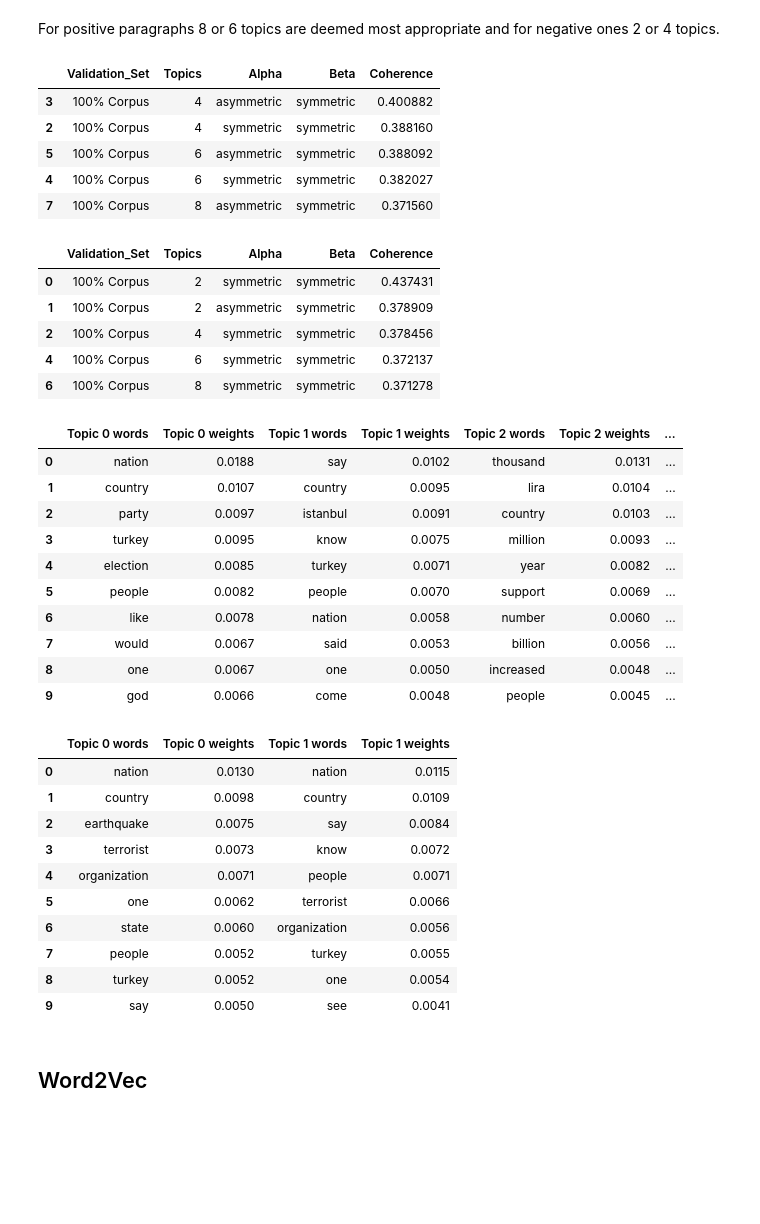
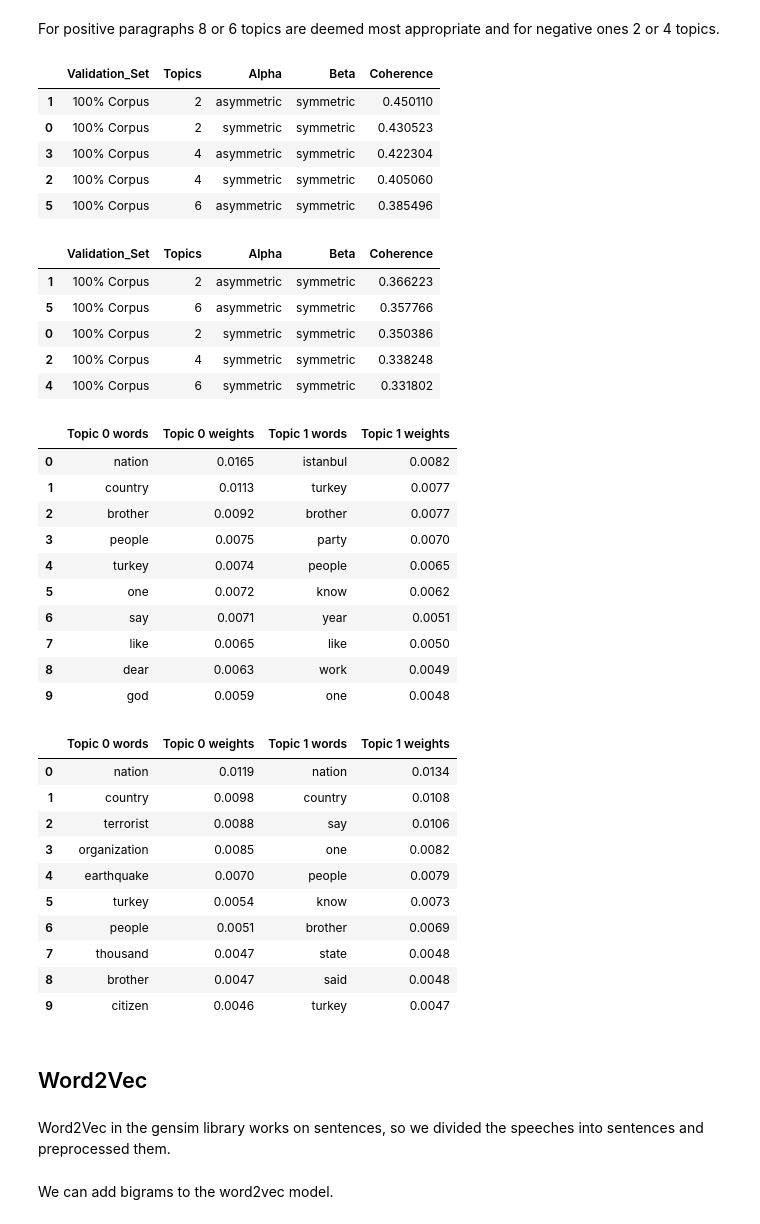
Before and after one commit to mrcljns/Text-Mining-Projects, a Jupyter notebook: Speeches_project/erdogan_speeches_notebook.ipynb, the cells around one changed output. Drawn from its saved outputs; the diff is of its cells as text; code cells hidden in the pictures; blank space fills up the shorter version.

```diff
--- a/Speeches_project/erdogan_speeches_notebook.ipynb
+++ b/Speeches_project/erdogan_speeches_notebook.ipynb
@@ -350,5 +376,5 @@ plt.show()
 # %%
-par_list = [par for speech in speeches_df["Translated_text"].map(lambda x: x.split("\n")) for par in speech if len(par) > 100]
+par_list = [par for speech in speeches_df["Translated_text"].map(lambda x: re.split(r"\.\n ", x)) for par in speech if len(par) > 75]
 par_df = pd.DataFrame(par_list, columns=["Paragraph"])
 par_df["Sentiment"] = par_df.Paragraph.map(analyser.polarity_scores)
 par_df["Sentiment"] = par_df["Sentiment"].map(lambda x: x["compound"])
@@ -423,20 +455,20 @@ For positive paragraphs 8 or 6 topics are deemed most appropriate and for negati
 pos_model_results.sort_values('Coherence', ascending = False).head()
 # %% [output]
 |  | Validation_Set | Topics | Alpha | Beta | Coherence |
-| 3 | 100% Corpus | 4 | asymmetric | symmetric | 0.400882 |
-| 2 | 100% Corpus | 4 | symmetric | symmetric | 0.388160 |
-| 5 | 100% Corpus | 6 | asymmetric | symmetric | 0.388092 |
-| 4 | 100% Corpus | 6 | symmetric | symmetric | 0.382027 |
-| 7 | 100% Corpus | 8 | asymmetric | symmetric | 0.371560 |
+| 1 | 100% Corpus | 2 | asymmetric | symmetric | 0.450110 |
+| 0 | 100% Corpus | 2 | symmetric | symmetric | 0.430523 |
+| 3 | 100% Corpus | 4 | asymmetric | symmetric | 0.422304 |
+| 2 | 100% Corpus | 4 | symmetric | symmetric | 0.405060 |
+| 5 | 100% Corpus | 6 | asymmetric | symmetric | 0.385496 |
 # %%
 neg_model_results.sort_values('Coherence', ascending = False).head()
 # %% [output]
 |  | Validation_Set | Topics | Alpha | Beta | Coherence |
-| 0 | 100% Corpus | 2 | symmetric | symmetric | 0.437431 |
-| 1 | 100% Corpus | 2 | asymmetric | symmetric | 0.378909 |
-| 2 | 100% Corpus | 4 | symmetric | symmetric | 0.378456 |
-| 4 | 100% Corpus | 6 | symmetric | symmetric | 0.372137 |
-| 6 | 100% Corpus | 8 | symmetric | symmetric | 0.371278 |
+| 1 | 100% Corpus | 2 | asymmetric | symmetric | 0.366223 |
+| 5 | 100% Corpus | 6 | asymmetric | symmetric | 0.357766 |
+| 0 | 100% Corpus | 2 | symmetric | symmetric | 0.350386 |
+| 2 | 100% Corpus | 4 | symmetric | symmetric | 0.338248 |
+| 4 | 100% Corpus | 6 | symmetric | symmetric | 0.331802 |
 # %%
 # Creating LDA models with the hyperparameters chosen according to the highest coherence score
 passes=10
@@ -449,7 +481,7 @@ pos_lda_model = LdaModel(
     alpha='asymmetric',
     eta='symmetric',
     random_state=42,
-    num_topics=4,
+    num_topics=2,
     passes=passes,
     per_word_topics=True
 )
@@ -459,7 +491,7 @@ neg_lda_model = LdaModel(
     corpus=neg_corpus,
     id2word=neg_dictionary,
     chunksize=len(neg_corpus),
-    alpha='symmetric',
+    alpha='asymmetric',
     eta='symmetric',
     random_state=42,
     num_topics=2,
@@ -467,38 +499,42 @@ neg_lda_model = LdaModel(
     per_word_topics=True
 )
 # %%
-display_topics(pos_lda_model, 4, 10)
+display_topics(pos_lda_model, 2, 10)
 # %% [output]
-|  | Topic 0 words | Topic 0 weights | Topic 1 words | Topic 1 weights | Topic 2 words | Topic 2 weights | ... |
-| 0 | nation | 0.0188 | say | 0.0102 | thousand | 0.0131 | ... |
-| 1 | country | 0.0107 | country | 0.0095 | lira | 0.0104 | ... |
-| 2 | party | 0.0097 | istanbul | 0.0091 | country | 0.0103 | ... |
-| 3 | turkey | 0.0095 | know | 0.0075 | million | 0.0093 | ... |
-| 4 | election | 0.0085 | turkey | 0.0071 | year | 0.0082 | ... |
-| 5 | people | 0.0082 | people | 0.0070 | support | 0.0069 | ... |
-| 6 | like | 0.0078 | nation | 0.0058 | number | 0.0060 | ... |
-| 7 | would | 0.0067 | said | 0.0053 | billion | 0.0056 | ... |
-| 8 | one | 0.0067 | one | 0.0050 | increased | 0.0048 | ... |
-| 9 | god | 0.0066 | come | 0.0048 | people | 0.0045 | ... |
+|  | Topic 0 words | Topic 0 weights | Topic 1 words | Topic 1 weights |
+| 0 | nation | 0.0165 | istanbul | 0.0082 |
+| 1 | country | 0.0113 | turkey | 0.0077 |
+| 2 | brother | 0.0092 | brother | 0.0077 |
+| 3 | people | 0.0075 | party | 0.0070 |
+| 4 | turkey | 0.0074 | people | 0.0065 |
+| 5 | one | 0.0072 | know | 0.0062 |
+| 6 | say | 0.0071 | year | 0.0051 |
+| 7 | like | 0.0065 | like | 0.0050 |
+| 8 | dear | 0.0063 | work | 0.0049 |
+| 9 | god | 0.0059 | one | 0.0048 |
 # %%
 display_topics(neg_lda_model, 2, 10)
 # %% [output]
 |  | Topic 0 words | Topic 0 weights | Topic 1 words | Topic 1 weights |
-| 0 | nation | 0.0130 | nation | 0.0115 |
-| 1 | country | 0.0098 | country | 0.0109 |
-| 2 | earthquake | 0.0075 | say | 0.0084 |
-| 3 | terrorist | 0.0073 | know | 0.0072 |
-| 4 | organization | 0.0071 | people | 0.0071 |
-| 5 | one | 0.0062 | terrorist | 0.0066 |
-| 6 | state | 0.0060 | organization | 0.0056 |
-| 7 | people | 0.0052 | turkey | 0.0055 |
-| 8 | turkey | 0.0052 | one | 0.0054 |
-| 9 | say | 0.0050 | see | 0.0041 |
+| 0 | nation | 0.0119 | nation | 0.0134 |
+| 1 | country | 0.0098 | country | 0.0108 |
+| 2 | terrorist | 0.0088 | say | 0.0106 |
+| 3 | organization | 0.0085 | one | 0.0082 |
+| 4 | earthquake | 0.0070 | people | 0.0079 |
+| 5 | turkey | 0.0054 | know | 0.0073 |
+| 6 | people | 0.0051 | brother | 0.0069 |
+| 7 | thousand | 0.0047 | state | 0.0048 |
+| 8 | brother | 0.0047 | said | 0.0048 |
+| 9 | citizen | 0.0046 | turkey | 0.0047 |
 # %% [markdown]
 ## Word2Vec
+# %% [markdown]
+Word2Vec in the gensim library works on sentences, so we divided the speeches into sentences and preprocessed them.
 # %%
 w2v_data = speeches_df["Translated_text"].map(lambda x: preprocess_sent(x))
 w2v_data = [w for sent in w2v_data for w in sent]
+# %% [markdown]
+We can add bigrams to the word2vec model.
 # %%
 phrases = Phrases(w2v_data, min_count=10, progress_per=10)
 bigram = Phraser(phrases)
```
Also changed, not shown: parts of 21 cells of this notebook, 6 other files.
